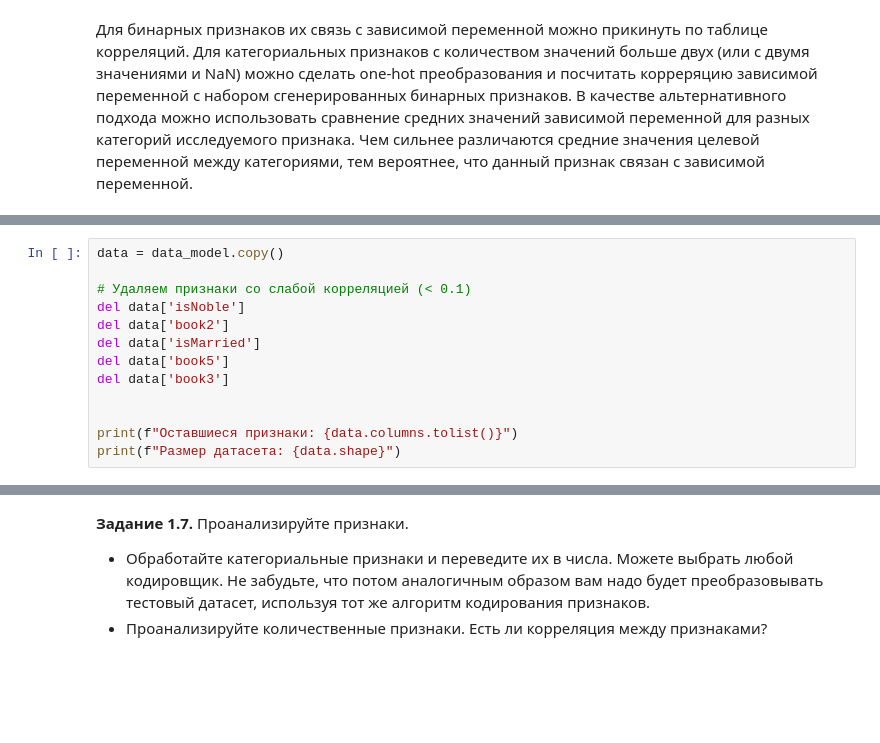
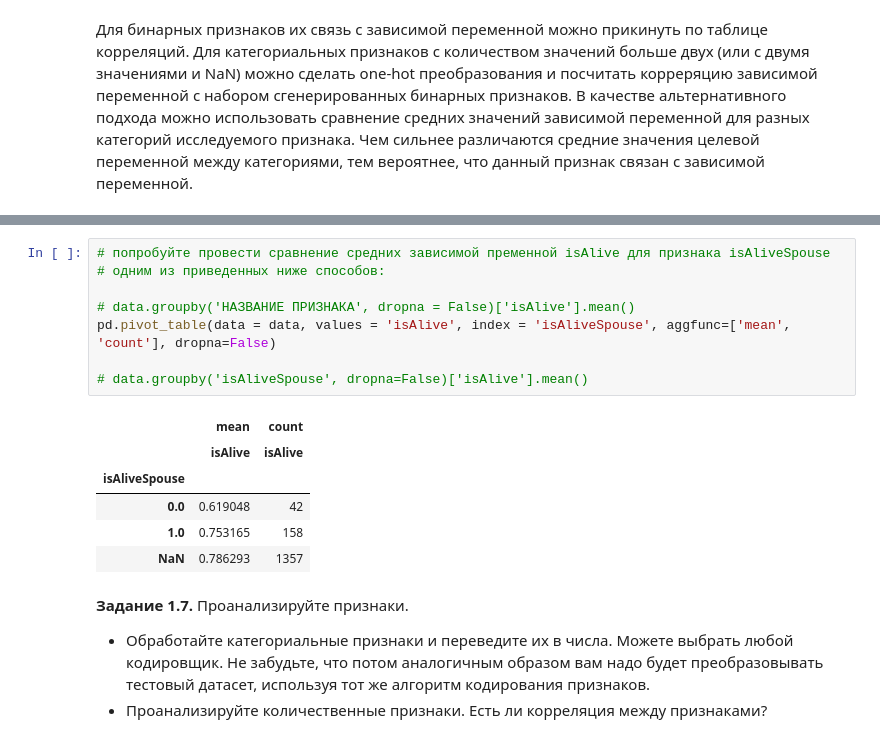
Before and after one commit to Lisa15080/Git-Help, a Jupyter notebook: week_01_ml_intro/Homework/hw_1_game_of_thrones.ipynb, the cells around one changed output, grey strips where cells are left out. Saved outputs shown, nothing was run; the diff lists cells and outputs as text; blank space fills up the shorter version.

```diff
--- a/week_01_ml_intro/Homework/hw_1_game_of_thrones.ipynb
+++ b/week_01_ml_intro/Homework/hw_1_game_of_thrones.ipynb
@@ -681,13 +418,0 @@ data_model = data.copy()
-# %%
-data = data_model.copy()
-
-# Удаляем признаки со слабой корреляцией (< 0.1)
-del data['isNoble']
-del data['book2']
-del data['isMarried']
-del data['book5']
-del data['book3']
-
-
-print(f"Оставшиеся признаки: {data.columns.tolist()}")
-print(f"Размер датасета: {data.shape}")
@@ -717,3 +419,18 @@ S.No
+# %%
+# попробуйте провести сравнение средних зависимой пременной isAlive для признака isAliveSpouse
+# одним из приведенных ниже способов:
+
+# data.groupby('НАЗВАНИЕ ПРИЗНАКА', dropna = False)['isAlive'].mean()
+pd.pivot_table(data = data, values = 'isAlive', index = 'isAliveSpouse', aggfunc=['mean', 'count'], dropna=False)
+
+# data.groupby('isAliveSpouse', dropna=False)['isAlive'].mean()
+# %% [output]
+|  | mean | count |
+|  | isAlive | isAlive |
+| isAliveSpouse |  |  |
+| 0.0 | 0.619048 | 42 |
+| 1.0 | 0.753165 | 158 |
+| NaN | 0.786293 | 1357 |
 # %% [markdown]
 **Задание 1.7.** Проанализируйте признаки.
   * Обработайте категориальные признаки и переведите их в числа. Можете выбрать любой кодировщик. Не забудьте, что потом аналогичным образом вам надо будет преобразовывать тестовый датасет, используя тот же алгоритм кодирования признаков.
```
Also changed, not shown: parts of 64 cells of this notebook.
